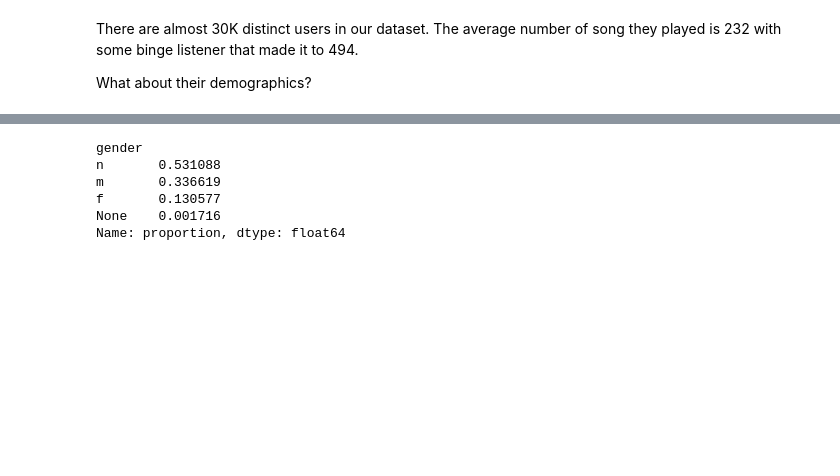
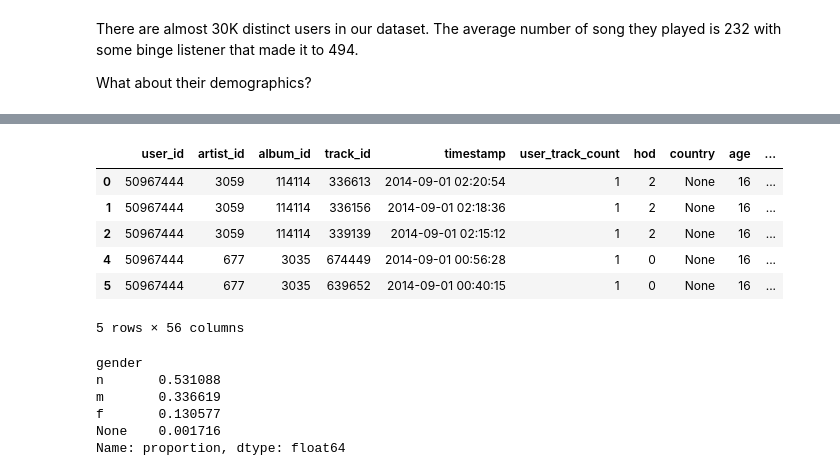
Before and after one commit to elorberb/Track2Vec, a Jupyter notebook: eda-on-the-evalrs-dataset.ipynb, the cells around one changed output, grey strips where cells are left out. Cells and saved outputs as stored; diff of their text form; code cells hidden in the pictures; blank space fills up the shorter version.

```diff
--- a/eda-on-the-evalrs-dataset.ipynb
+++ b/eda-on-the-evalrs-dataset.ipynb
@@ -281,3 +336,13 @@ train_users = train.join(dataset.df_users, on="user_id", rsuffix="_data")
+# %%
+train_users.head()
+# %% [output]
+|  | user_id | artist_id | album_id | track_id | timestamp | user_track_count | hod | country | age | ... |
+| 0 | 50967444 | 3059 | 114114 | 336613 | 2014-09-01 02:20:54 | 1 | 2 | None | 16 | ... |
+| 1 | 50967444 | 3059 | 114114 | 336156 | 2014-09-01 02:18:36 | 1 | 2 | None | 16 | ... |
+| 2 | 50967444 | 3059 | 114114 | 339139 | 2014-09-01 02:15:12 | 1 | 2 | None | 16 | ... |
+| 4 | 50967444 | 677 | 3035 | 674449 | 2014-09-01 00:56:28 | 1 | 0 | None | 16 | ... |
+| 5 | 50967444 | 677 | 3035 | 639652 | 2014-09-01 00:40:15 | 1 | 0 | None | 16 | ... |
+5 rows × 56 columns
 # %%
 gb_train_users = train_users.groupby("user_id")
 # %%
```
Also changed, not shown: parts of 5 cells of this notebook, 2 other files.
